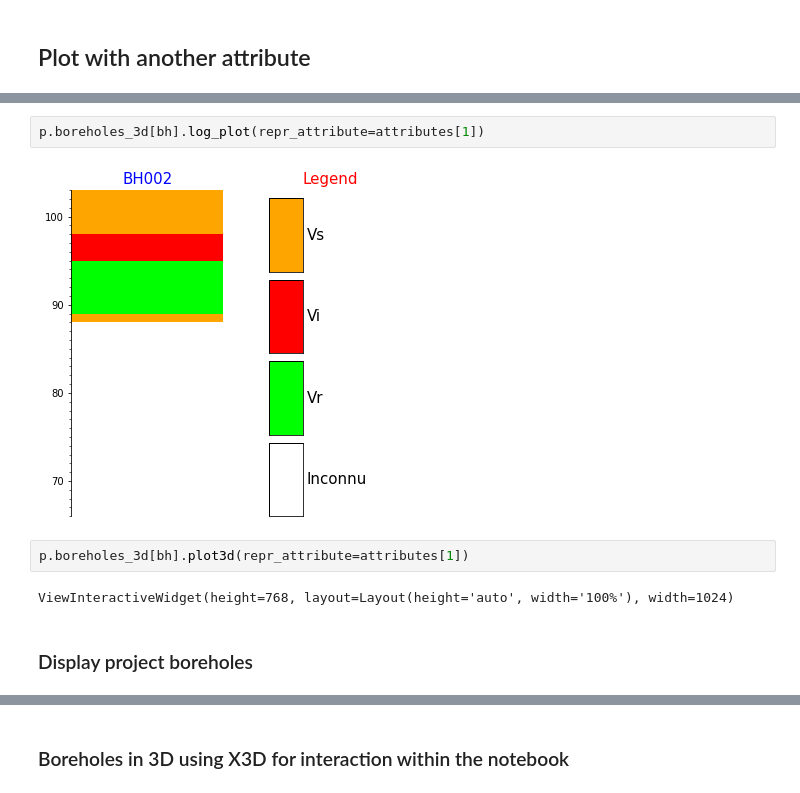
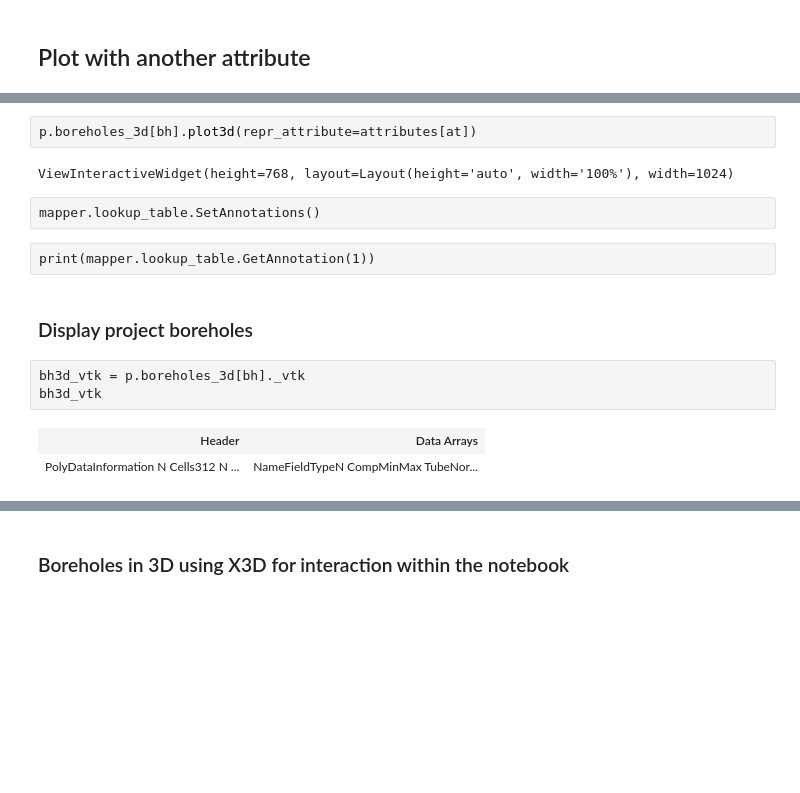
Before and after one commit to kaufmanno/GSDMA, a Jupyter notebook: playground/TFE_test/Boreholes_representation.ipynb, the cells around one changed output, grey strips where cells are left out. Drawn from its saved outputs; the diff is of its cells as text; blank space fills up the shorter version.

```diff
--- a/playground/TFE_test/Boreholes_representation.ipynb
+++ b/playground/TFE_test/Boreholes_representation.ipynb
@@ -470,11 +433,17 @@ p.update_legend_cmap(repr_attribute='pollutant')[1] #legend=lithology_memoris, u
 # %%
-p.boreholes_3d[bh].log_plot(repr_attribute=attributes[1])
+p.boreholes_3d[bh].plot3d(repr_attribute=attributes[at])
 # %% [output]
-[figure, removed]
+ViewInteractiveWidget(height=768, layout=Layout(height='auto', width='100%'), width=1024)
-# %%
-p.boreholes_3d[bh].plot3d(repr_attribute=attributes[1])
-# %% [output]
-ViewInteractiveWidget(height=768, layout=Layout(height='auto', width='100%'), width=1024)
+# %% [raw]
+mapper.lookup_table.SetAnnotations()
+# %% [raw]
+print(mapper.lookup_table.GetAnnotation(1))
 # %% [markdown]
 ### Display project boreholes
+# %%
+bh3d_vtk = p.boreholes_3d[bh]._vtk
+bh3d_vtk
+# %% [output]
+| Header | Data Arrays |
+| PolyDataInformation N Cells312 N ... | NameFieldTypeN CompMinMax TubeNor... |
 # %%
```
Also changed, not shown: parts of 32 cells of this notebook, 2 other files.
